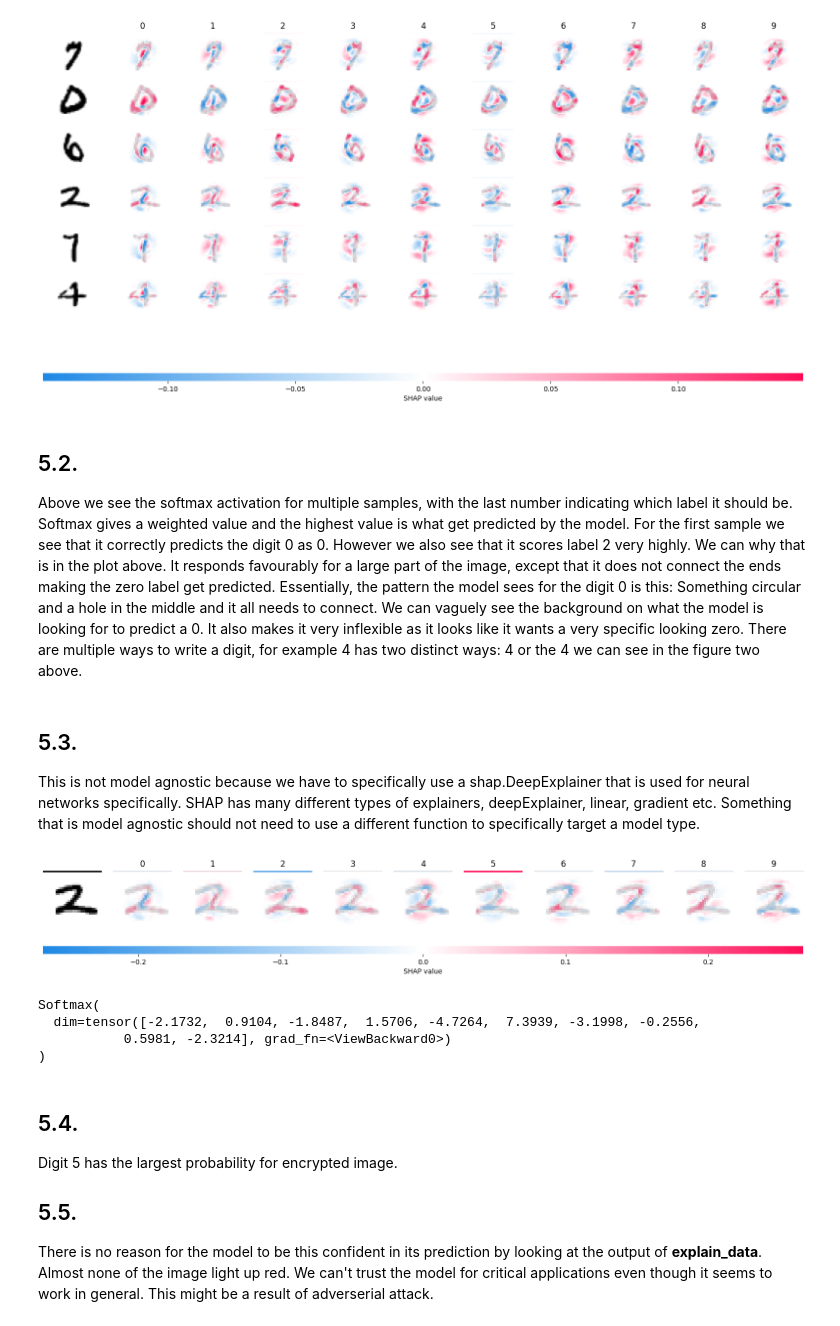
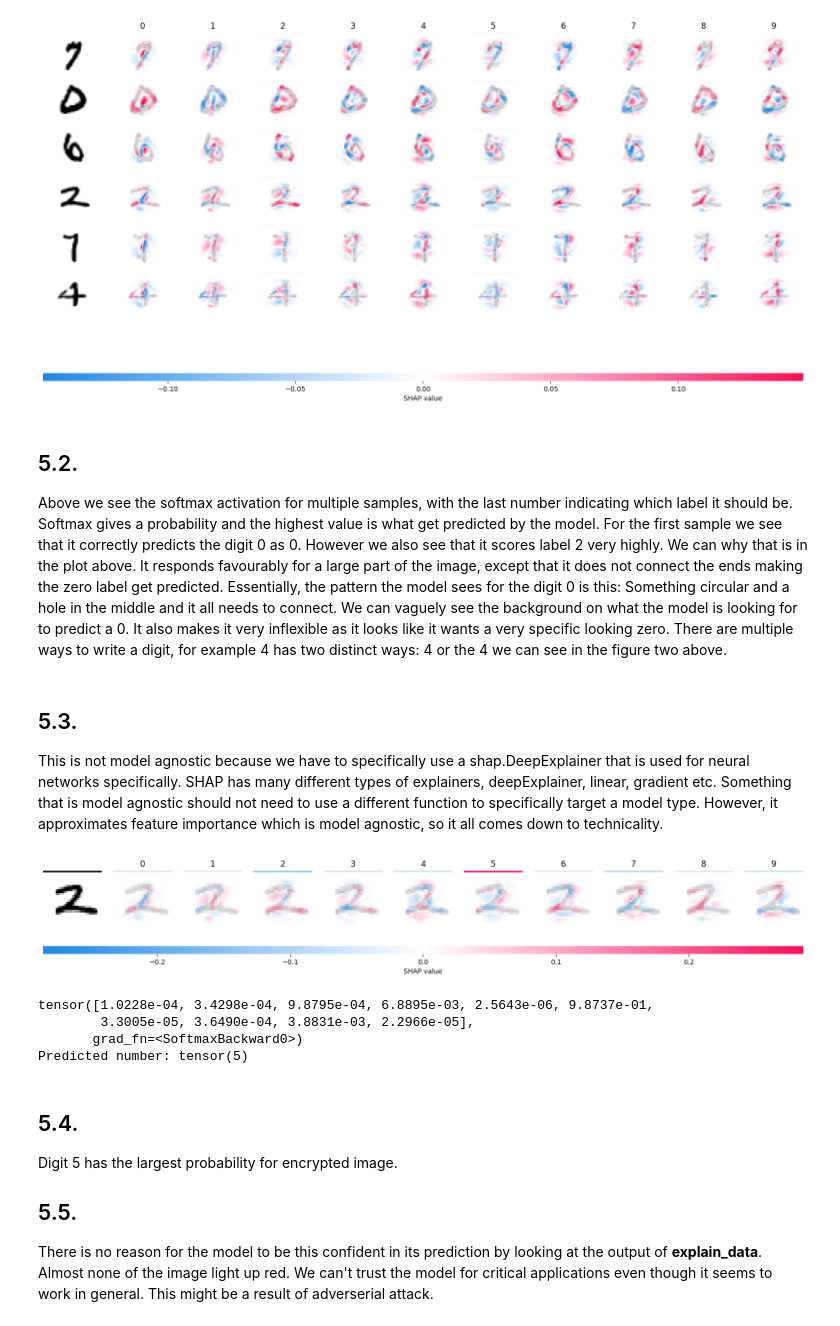
Before and after one commit to MKMC1/TDT4172, a Jupyter notebook: Assignment3/Project3_XAI.ipynb, the cells around one changed output. Saved outputs shown, nothing was run; the diff lists cells and outputs as text; code cells hidden in the pictures.

Commit message:
fixed softmax probabilities

```diff
--- a/Assignment3/Project3_XAI.ipynb
+++ b/Assignment3/Project3_XAI.ipynb
@@ -479,23 +482,24 @@ explain_data(X_test[4:10])
 [figure]
 # %% [markdown]
 ## 5.2.
-Above we see the softmax activation for multiple samples, with the last number indicating which label it should be. Softmax gives a weighted value and the highest value is what get predicted by the model.
+Above we see the softmax activation for multiple samples, with the last number indicating which label it should be. Softmax gives a probability and the highest value is what get predicted by the model.
 For the first sample we see that it correctly predicts the digit 0 as 0. However we also see that it scores label 2 very highly. We can why that is in the plot above. It responds favourably for a large part of the image, except that it does not connect the ends making the zero label get predicted. Essentially, the pattern the model sees for the digit 0 is this: Something circular and a hole in the middle and it all needs to connect. We can vaguely see the background on what the model is looking for to predict a 0. It also makes it very inflexible as it looks like it wants a very specific looking zero. There are multiple ways to write a digit, for example 4 has two distinct ways: 4 or the 4 we can see in the figure two above.
 # %% [markdown]
 ## 5.3.
-This is not model agnostic because we have to specifically use a shap.DeepExplainer that is used for neural networks specifically. SHAP has many different types of explainers, deepExplainer, linear, gradient etc. Something that is model agnostic should not need to use a different function to specifically target a model type.
+This is not model agnostic because we have to specifically use a shap.DeepExplainer that is used for neural networks specifically. SHAP has many different types of explainers, deepExplainer, linear, gradient etc. Something that is model agnostic should not need to use a different function to specifically target a model type. However, it approximates feature importance which is model agnostic, so it all comes down to technicality.
 # %%
 # (hint: use softmax to get the probabilities from the logits)
 # TODO: WRITE YOUR CODE/ANSWER HERE
-logits_encrypted = torch.nn.Softmax(MLP_model(encrypted_image))
+logits_encrypted = torch.softmax(MLP_model(encrypted_image), dim=-1)
 explain_data(encrypted_image)
 print(logits_encrypted)
+print("Predicted number:", torch.argmax(logits_encrypted))
 # %% [output]
-[figure, old version]
+[figure, new version]
-Softmax(
-  dim=tensor([-2.1732,  0.9104, -1.8487,  1.5706, -4.7264,  7.3939, -3.1998, -0.2556,
-           0.5981, -2.3214], grad_fn=<ViewBackward0>)
-)
+tensor([1.0228e-04, 3.4298e-04, 9.8795e-04, 6.8895e-03, 2.5643e-06, 9.8737e-01,
+        3.3005e-05, 3.6490e-04, 3.8831e-03, 2.2966e-05],
+       grad_fn=<SoftmaxBackward0>)
+Predicted number: tensor(5)
 # %% [markdown]
 ## 5.4.
 Digit 5 has the largest probability for encrypted image.
```
Also changed, not shown: parts of 4 cells of this notebook.
